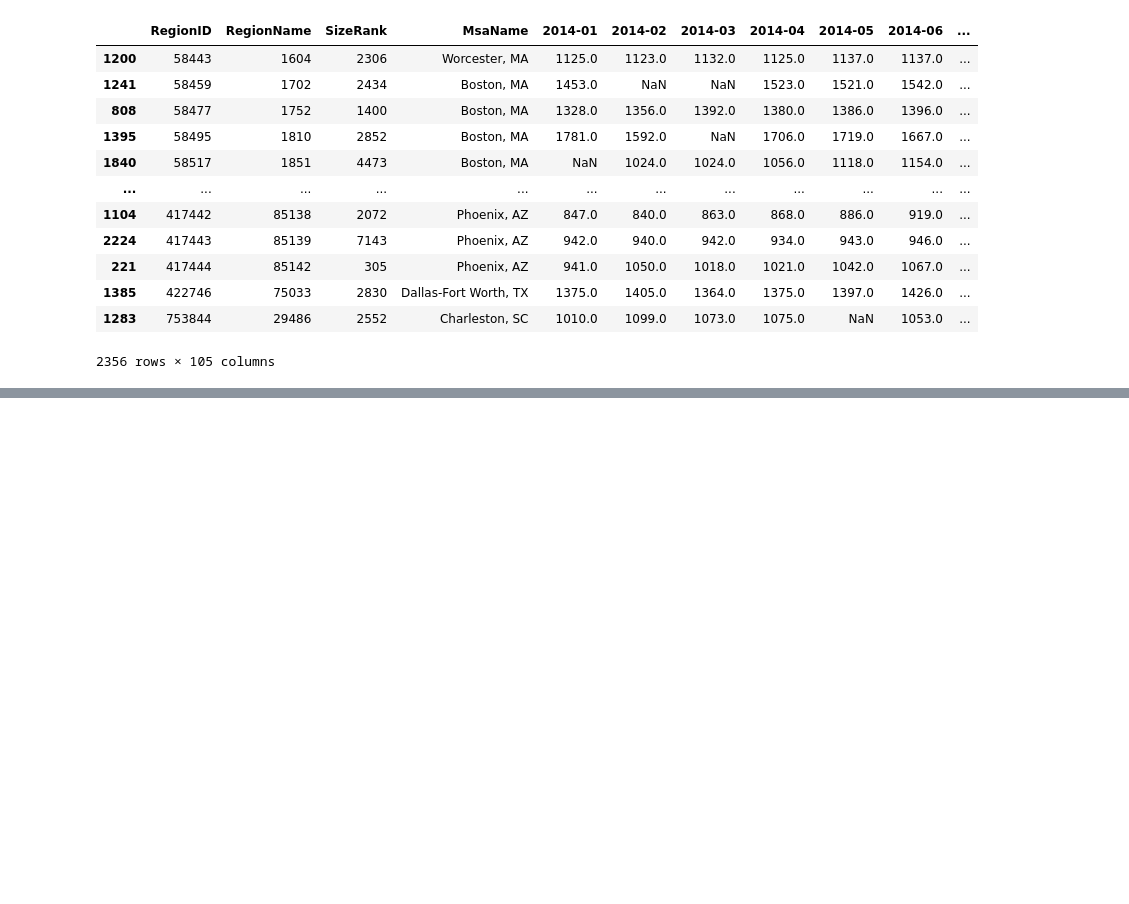
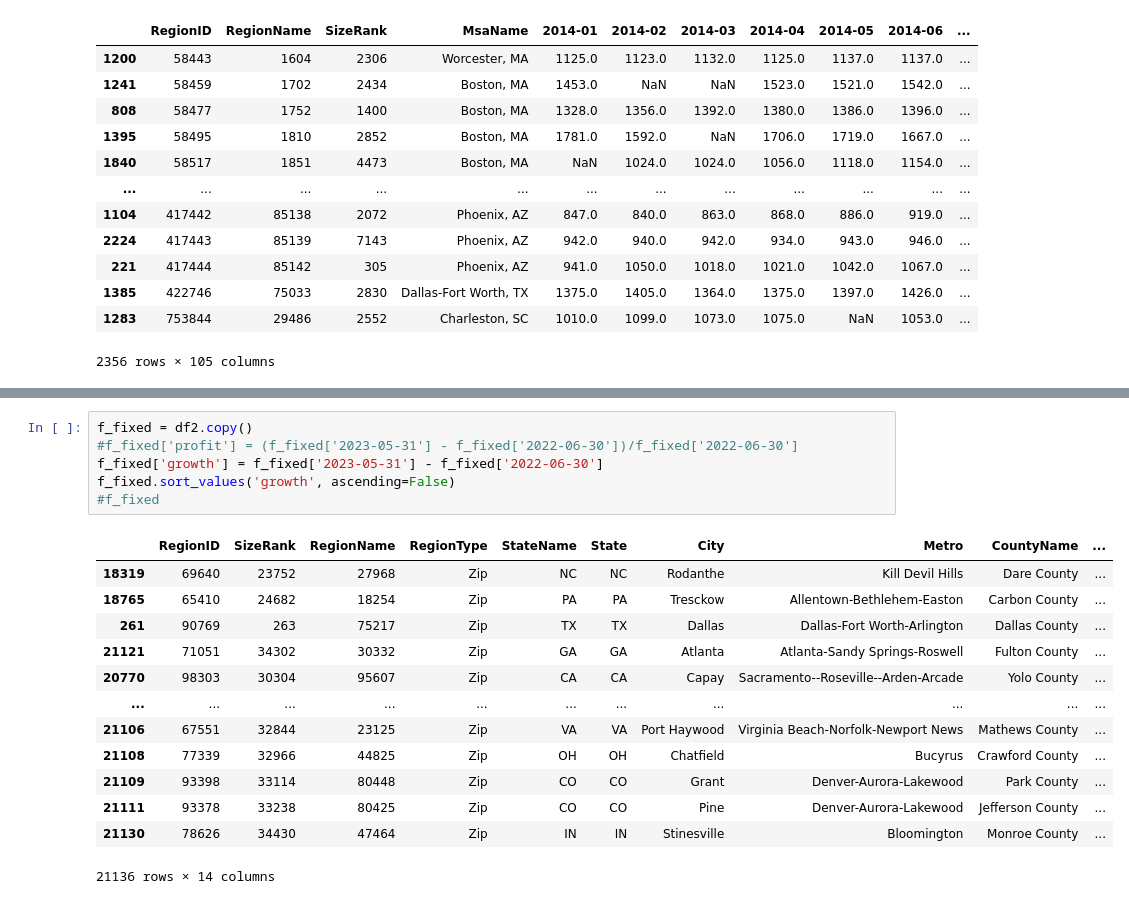
Before and after one commit to WoojinJun/zipcode_investment, a Jupyter notebook: scratch-notebook.ipynb, the cells around one changed output, grey strips where cells are left out. Cells and saved outputs as stored; diff of their text form; blank space fills up the shorter version.

```diff
--- a/scratch-notebook.ipynb
+++ b/scratch-notebook.ipynb
@@ -112,0 +171,20 @@ df3.sort_values('RegionID')
+# %%
+f_fixed = df2.copy()
+#f_fixed['profit'] = (f_fixed['2023-05-31'] - f_fixed['2022-06-30'])/f_fixed['2022-06-30']
+f_fixed['growth'] = f_fixed['2023-05-31'] - f_fixed['2022-06-30']
+f_fixed.sort_values('growth', ascending=False)
+#f_fixed
+# %% [output]
+|  | RegionID | SizeRank | RegionName | RegionType | StateName | State | City | Metro | CountyName | ... |
+| 18319 | 69640 | 23752 | 27968 | Zip | NC | NC | Rodanthe | Kill Devil Hills | Dare County | ... |
+| 18765 | 65410 | 24682 | 18254 | Zip | PA | PA | Tresckow | Allentown-Bethlehem-Easton | Carbon County | ... |
+| 261 | 90769 | 263 | 75217 | Zip | TX | TX | Dallas | Dallas-Fort Worth-Arlington | Dallas County | ... |
+| 21121 | 71051 | 34302 | 30332 | Zip | GA | GA | Atlanta | Atlanta-Sandy Springs-Roswell | Fulton County | ... |
+| 20770 | 98303 | 30304 | 95607 | Zip | CA | CA | Capay | Sacramento--Roseville--Arden-Arcade | Yolo County | ... |
+| ... | ... | ... | ... | ... | ... | ... | ... | ... | ... | ... |
+| 21106 | 67551 | 32844 | 23125 | Zip | VA | VA | Port Haywood | Virginia Beach-Norfolk-Newport News | Mathews County | ... |
+| 21108 | 77339 | 32966 | 44825 | Zip | OH | OH | Chatfield | Bucyrus | Crawford County | ... |
+| 21109 | 93398 | 33114 | 80448 | Zip | CO | CO | Grant | Denver-Aurora-Lakewood | Park County | ... |
+| 21111 | 93378 | 33238 | 80425 | Zip | CO | CO | Pine | Denver-Aurora-Lakewood | Jefferson County | ... |
+| 21130 | 78626 | 34430 | 47464 | Zip | IN | IN | Stinesville | Bloomington | Monroe County | ... |
+21136 rows × 14 columns
```
Also changed, not shown: parts of 12 cells of this notebook.
